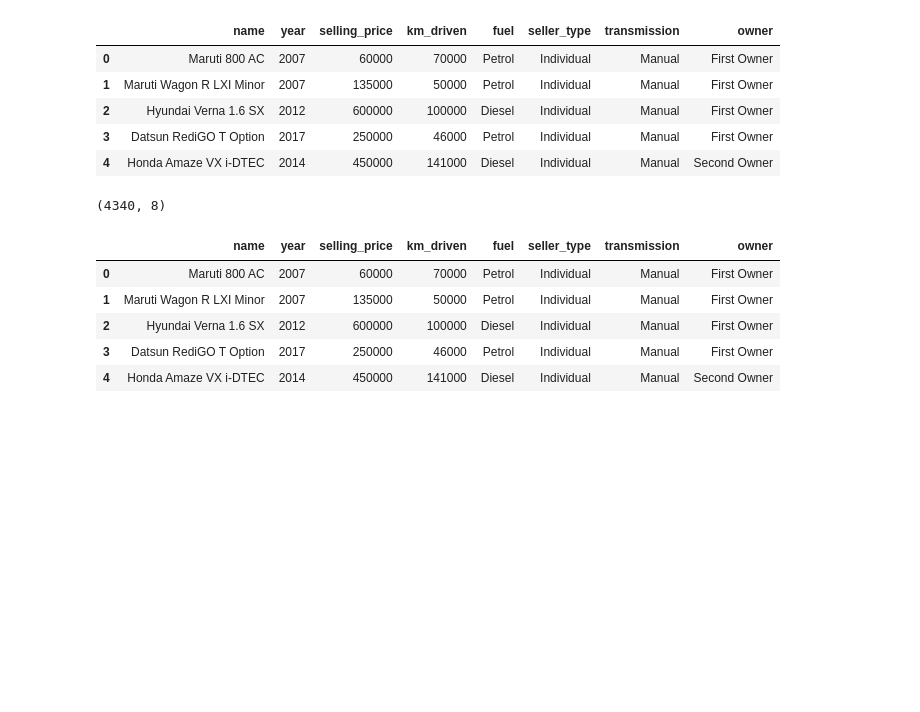
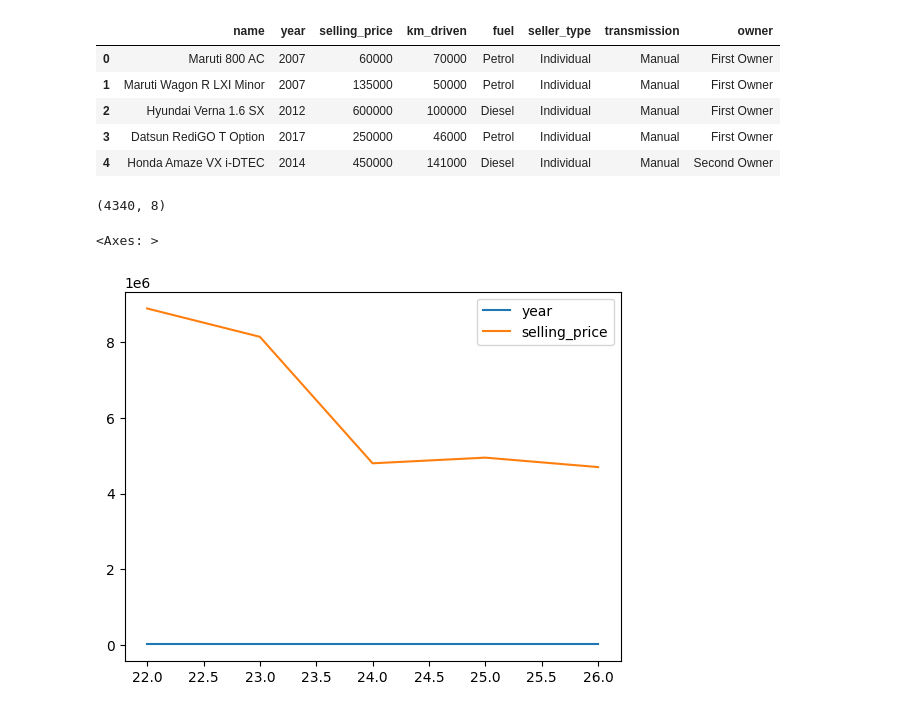
Before and after one commit to ContriBCN/Pontia, a Jupyter notebook: tarea_pandas.ipynb, the cells around one changed output. Cells and saved outputs as stored; diff of their text form; code cells hidden in the pictures; blank space fills up the shorter version.

```diff
--- a/tarea_pandas.ipynb
+++ b/tarea_pandas.ipynb
@@ -32,14 +32,9 @@ df.shape
 # %%
 #COMENZAMOS EL ANÁLISIS
 # 1) Entiende mediante una agregacion cual es el coche más caro por año y pinta los máximos en un gráfico
 # Consejo = renombra las columnas para que te sea más sencillo operar con ellas
 
-df.head()
-df.groupby(['year','name']).agg({'selling_price':'min'}).reset_index().sort_values(by = 'year', ascending=False)
+df.groupby('year').agg({'selling_price':'max'}).reset_index().tail(5).plot() #reset_index es nivelar el nombre de las columnas
 # %% [output]
-|  | name | year | selling_price | km_driven | fuel | seller_type | transmission | owner |
-| 0 | Maruti 800 AC | 2007 | 60000 | 70000 | Petrol | Individual | Manual | First Owner |
-| 1 | Maruti Wagon R LXI Minor | 2007 | 135000 | 50000 | Petrol | Individual | Manual | First Owner |
-| 2 | Hyundai Verna 1.6 SX | 2012 | 600000 | 100000 | Diesel | Individual | Manual | First Owner |
-| 3 | Datsun RediGO T Option | 2017 | 250000 | 46000 | Petrol | Individual | Manual | First Owner |
-| 4 | Honda Amaze VX i-DTEC | 2014 | 450000 | 141000 | Diesel | Individual | Manual | Second Owner |
+<Axes: >
+[figure, added]
```
Also changed, not shown: parts of 1 cell of this notebook.
